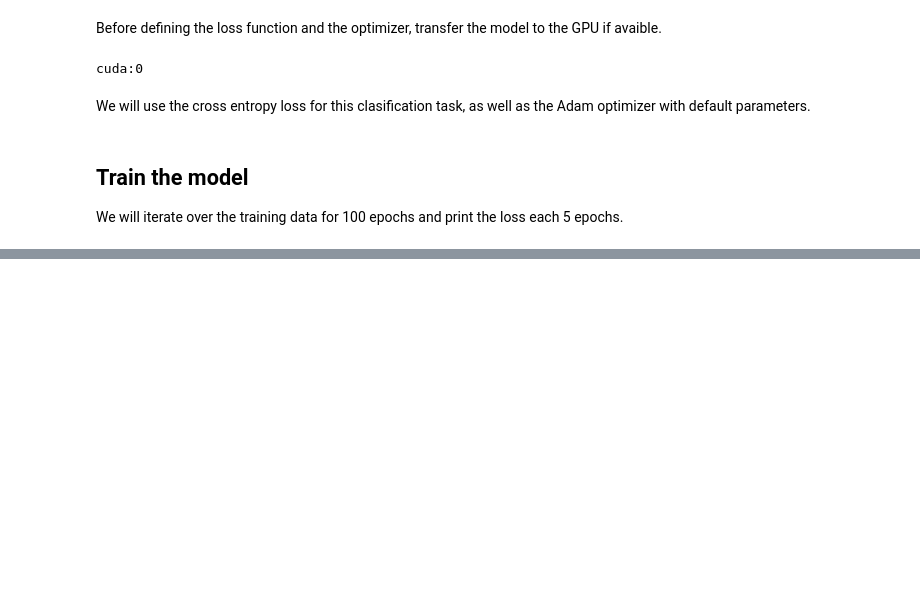
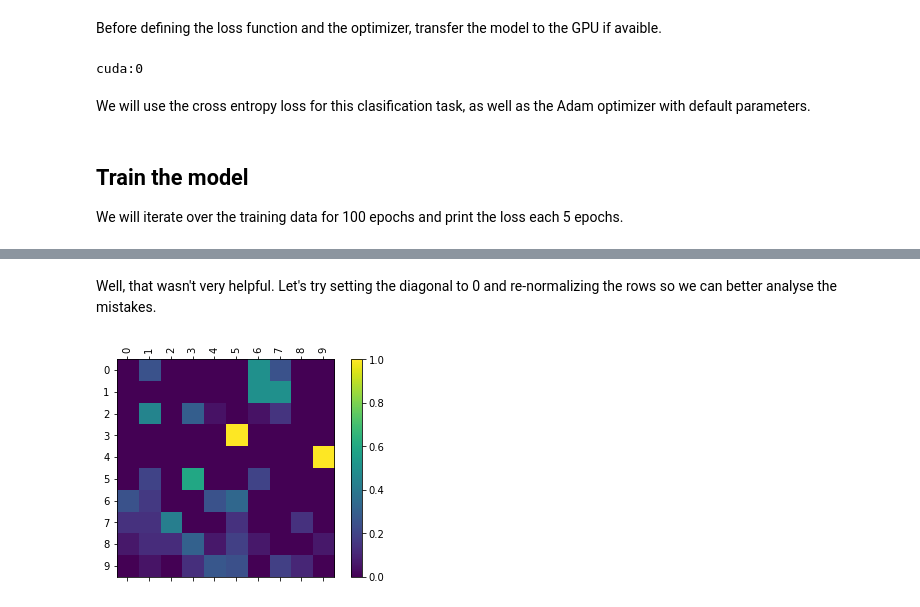
Before and after one commit to mmcenta/le-net-beginner, a Jupyter notebook: notebooks/torch.ipynb, the cells around one changed output, grey strips where cells are left out. Saved outputs shown, nothing was run; the diff lists cells and outputs as text; code cells hidden in the pictures; blank space fills up the shorter version.

```diff
--- a/notebooks/torch.ipynb
+++ b/notebooks/torch.ipynb
@@ -184,0 +201,16 @@ RuntimeError: ignored
+# %%
+correct = 0
+total = 0
+with torch.no_grad():
+  for data in train_loader:
+    images, labels = data
+    images, labels = images.to(device), labels.to(device)
+
+    outputs = model(images)
+    _, predicted = torch.max(outputs.data, 1)
+
+    total += labels.size(0)
+    correct += (predicted == labels).sum().item()
+
+print('Accuracy of the network on the 10000 test images: %d %%' % (
+      100 * correct / total))
@@ -184,0 +292,12 @@ RuntimeError: ignored
+# %% [markdown]
+Well, that wasn't very helpful. Let's try setting the diagonal to 0 and re-normalizing the rows so we can better analyse the mistakes.
+# %%
+# Set the principal diagonal of the confusion matrix to 0 and re-normalize rows
+for i in range(10):
+  confusion[i][i] = 0.0
+  confusion[i] = confusion[i] / confusion[i].sum()
+
+# Display the matrix
+show_matrix(confusion)
+# %% [output]
+[figure, added]
```
Also changed, not shown: parts of 18 cells of this notebook.
